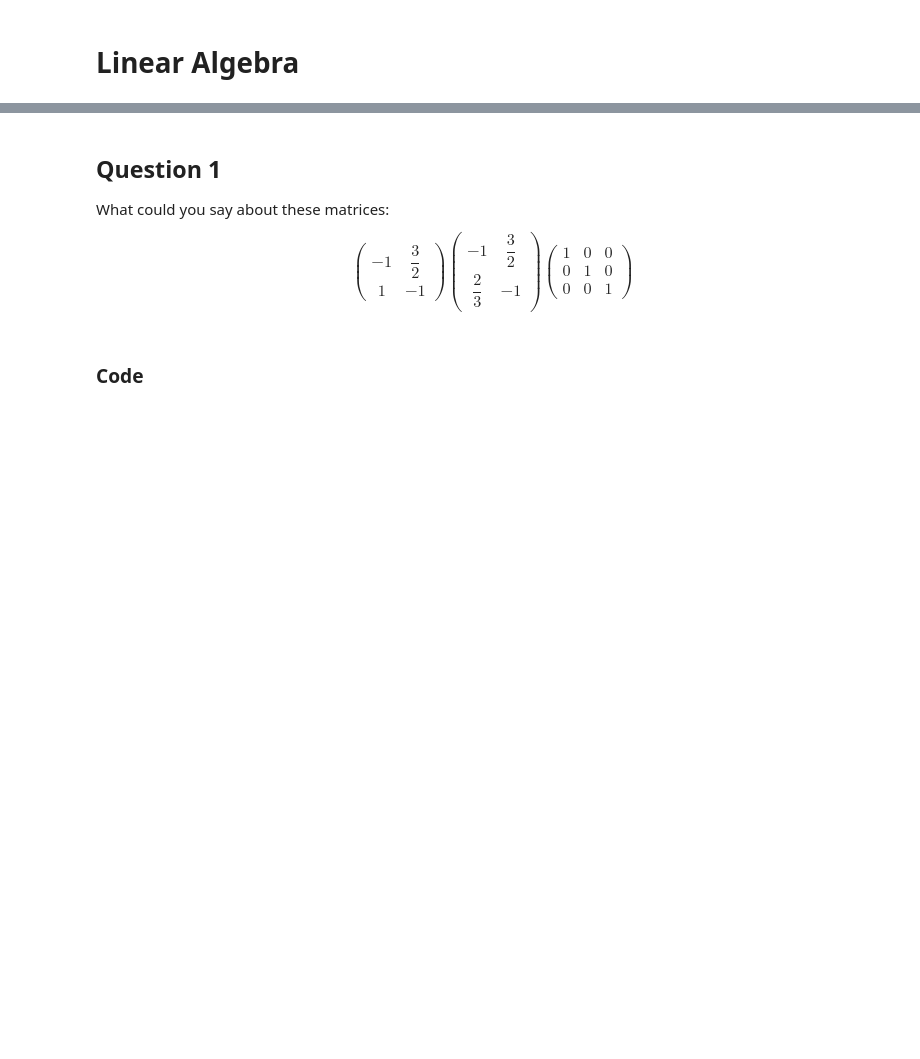
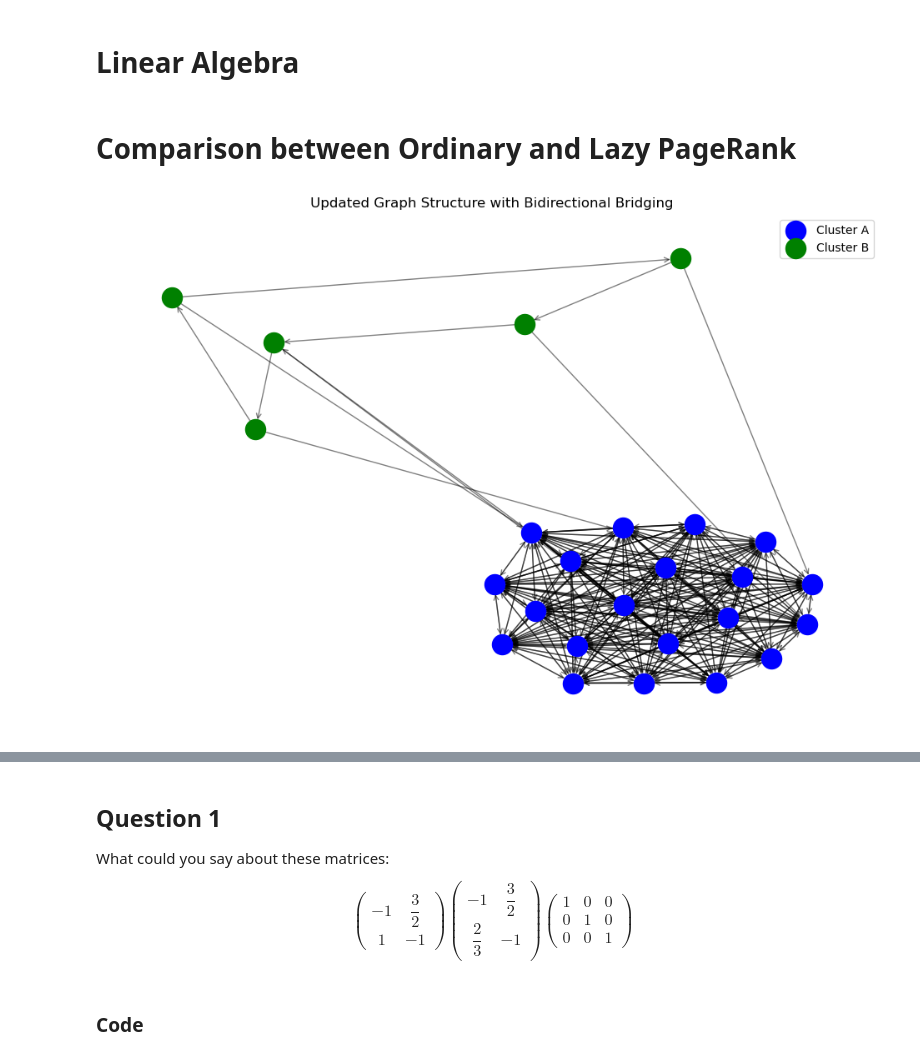
Before and after one commit to Matematikoi/Graph_Mini_Project, a Jupyter notebook: notebooks/mp.ipynb, the cells around one changed output, grey strips where cells are left out. Drawn from its saved outputs; the diff is of its cells as text; code cells hidden in the pictures; blank space fills up the shorter version.

```diff
--- a/notebooks/mp.ipynb
+++ b/notebooks/mp.ipynb
@@ -3,2 +7,49 @@ import numpy as np
 # %% [markdown]
 # Linear Algebra
+# %% [markdown]
+# Comparison between Ordinary and Lazy PageRank
+# %%
+# Create an empty directed graph
+G = nx.DiGraph()
+
+# Cluster A: Dense SCC with 20 nodes
+cluster_a_nodes = range(1, 21)
+G.add_nodes_from(cluster_a_nodes)
+
+# Add edges to make Cluster A strongly connected
+for node in cluster_a_nodes:
+    for target in cluster_a_nodes:
+        if node != target:
+            G.add_edge(node, target)
+
+# Cluster B: Sparse component with 5 nodes
+cluster_b_nodes = range(21, 26)
+G.add_nodes_from(cluster_b_nodes)
+
+# Add sparse edges within Cluster B (forming a ring)
+for i in range(len(cluster_b_nodes)):
+    G.add_edge(cluster_b_nodes[i], cluster_b_nodes[(i + 1) % len(cluster_b_nodes)])
+
+# Bridging edges from Cluster B to Cluster A
+for node in cluster_b_nodes:
+    target = random.choice(list(cluster_a_nodes))
+    G.add_edge(node, target)
+
+# **New:** Bridging edges from Cluster A to Cluster B
+for node in cluster_a_nodes:
+    if random.random() < 0.1:  # 10% chance to add an edge to Cluster B
+        target = random.choice(list(cluster_b_nodes))
+        G.add_edge(node, target)
+
+# Visualize the updated graph structure
+plt.figure(figsize=(12, 8))
+pos = nx.spring_layout(G, seed=42)
+nx.draw_networkx_nodes(G, pos, nodelist=cluster_a_nodes, node_color='blue', label='Cluster A')
+nx.draw_networkx_nodes(G, pos, nodelist=cluster_b_nodes, node_color='green', label='Cluster B')
+nx.draw_networkx_edges(G, pos, arrows=True, arrowstyle='->', arrowsize=10, alpha=0.5)
+plt.title('Updated Graph Structure with Bidirectional Bridging')
+plt.legend()
+plt.axis('off')
+plt.show()
+# %% [output]
+[figure, added]
```
Also changed, not shown: parts of 28 cells of this notebook.
